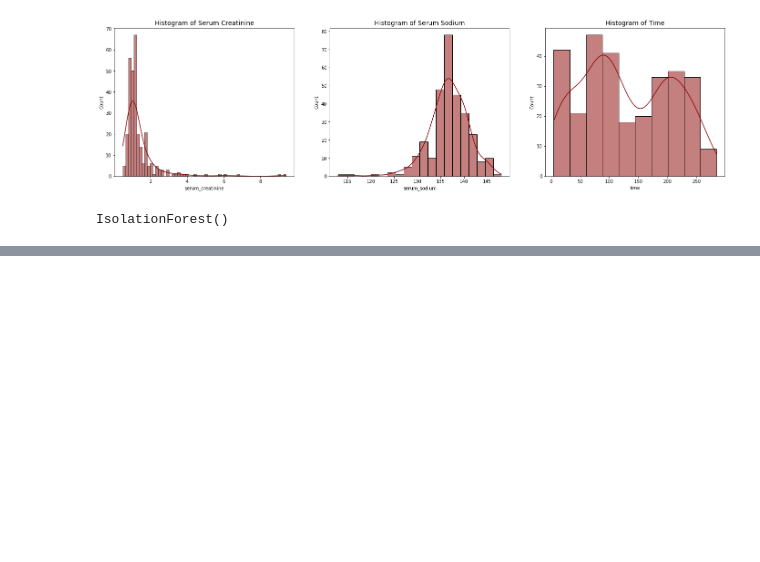
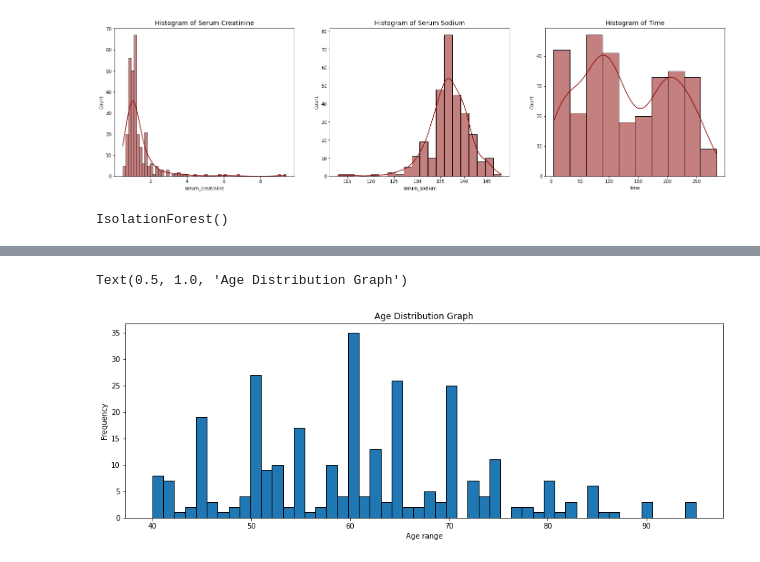
Before and after one commit to zhrballi/machineLearning, a Jupyter notebook: heartFaillure.ipynb, the cells around one changed output, grey strips where cells are left out. Cells and saved outputs as stored; diff of their text form; code cells hidden in the pictures; blank space fills up the shorter version.

Commit message:
distribution

```diff
--- a/heartFaillure.ipynb
+++ b/heartFaillure.ipynb
@@ -157,3 +157,13 @@ data.corr().style.background_gradient(cmap='Spectral').set_precision(2)
 | DEATH_EVENT | 0.25 | 0.07 | 0.06 | -0.00 | -0.27 | 0.08 | -0.05 | ... |
 # %%
 #test
+# %%
+#seeing distribution for age
+plt.figure(figsize=(15,5))
+plt.hist(data['age'],bins = 50,edgecolor = 'black')
+plt.xlabel('Age range')
+plt.ylabel('Frequency')
+plt.title('Age Distribution Graph')
+# %% [output]
+Text(0.5, 1.0, 'Age Distribution Graph')
+[figure, added]
```
